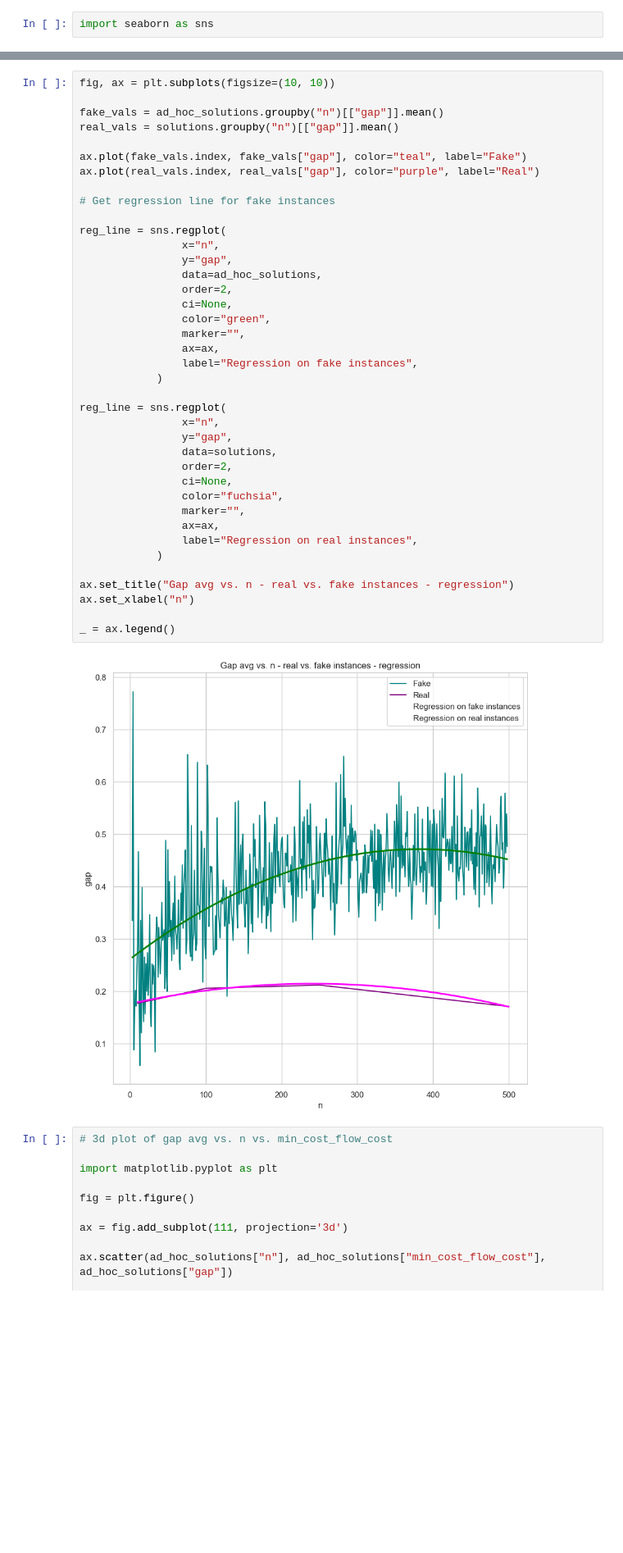
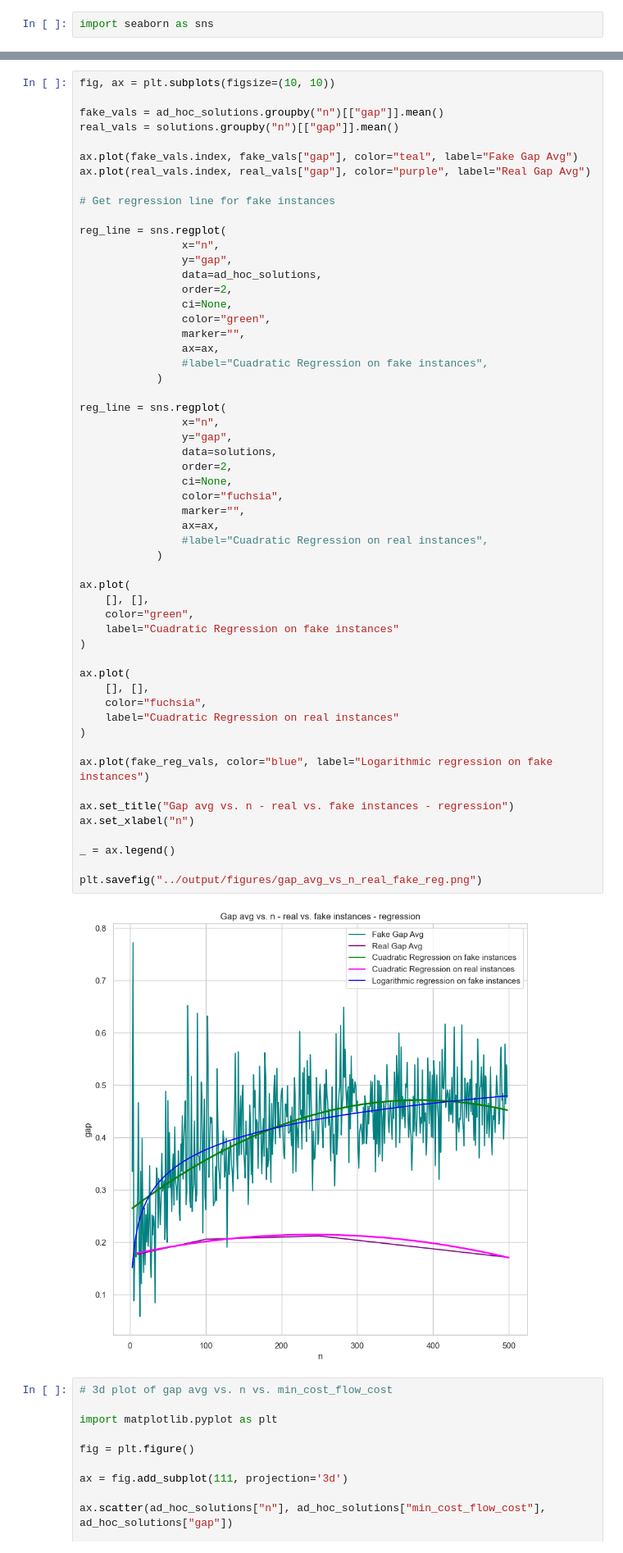
Before and after one commit to Luquish/TP1_TDV, a Jupyter notebook: src/scripts/experimentacion.ipynb, the cells around one changed output, grey strips where cells are left out. Shown at 82% size. Drawn from its saved outputs; the diff is of its cells as text; blank space fills up the shorter version.

```diff
--- a/src/scripts/experimentacion.ipynb
+++ b/src/scripts/experimentacion.ipynb
@@ -422,41 +585,57 @@ fig, ax = plt.subplots(figsize=(10, 10))
 fake_vals = ad_hoc_solutions.groupby("n")[["gap"]].mean()
 real_vals = solutions.groupby("n")[["gap"]].mean()
 
-ax.plot(fake_vals.index, fake_vals["gap"], color="teal", label="Fake")
-ax.plot(real_vals.index, real_vals["gap"], color="purple", label="Real")
+ax.plot(fake_vals.index, fake_vals["gap"], color="teal", label="Fake Gap Avg")
+ax.plot(real_vals.index, real_vals["gap"], color="purple", label="Real Gap Avg")
 
 # Get regression line for fake instances
 
 reg_line = sns.regplot(
                 x="n",
                 y="gap",
                 data=ad_hoc_solutions,
                 order=2,
                 ci=None,
                 color="green",
                 marker="",
                 ax=ax,
-                label="Regression on fake instances",
+                #label="Cuadratic Regression on fake instances",
             )
 
 reg_line = sns.regplot(
                 x="n",
                 y="gap",
                 data=solutions,
                 order=2,
                 ci=None,
                 color="fuchsia",
                 marker="",
                 ax=ax,
-                label="Regression on real instances",
+                #label="Cuadratic Regression on real instances",
             )
+
+ax.plot(
+    [], [],
+    color="green",
+    label="Cuadratic Regression on fake instances"
+)
+
+ax.plot(
+    [], [],
+    color="fuchsia",
+    label="Cuadratic Regression on real instances"
+)
+
+ax.plot(fake_reg_vals, color="blue", label="Logarithmic regression on fake instances")
 
 ax.set_title("Gap avg vs. n - real vs. fake instances - regression")
 ax.set_xlabel("n")
 
 _ = ax.legend()
+
+plt.savefig("../output/figures/gap_avg_vs_n_real_fake_reg.png")
 # %% [output]
-[figure, old version]
+[figure, new version]
 # %%
 # 3d plot of gap avg vs. n vs. min_cost_flow_cost
 
```
Also changed, not shown: parts of 22 cells of this notebook, 26 other files.
